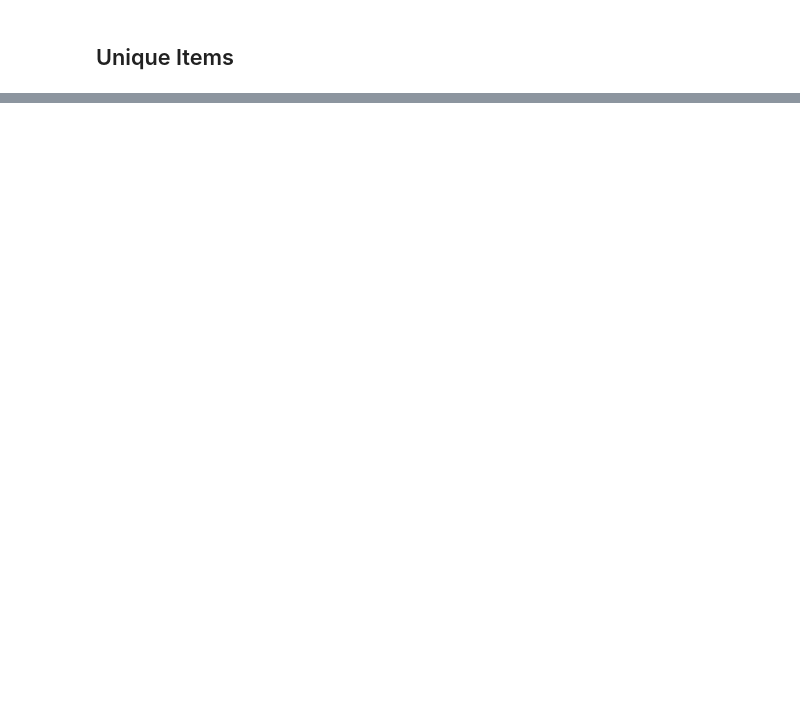
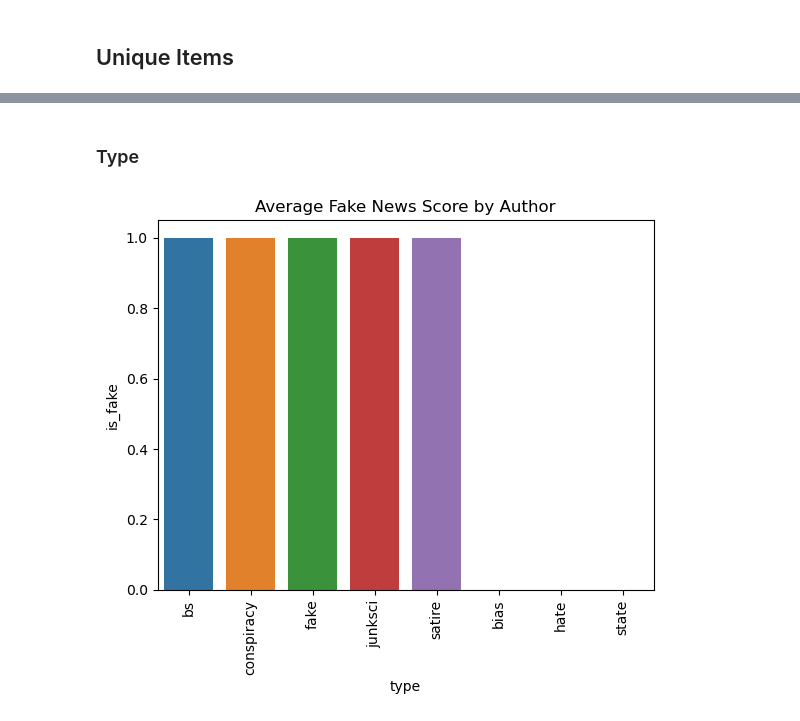
Before and after one commit to ADPriceless/TDA_Assignment_FakeNews, a Jupyter notebook: exploration.ipynb, the cells around one changed output, grey strips where cells are left out. Cells and saved outputs as stored; diff of their text form; code cells hidden in the pictures; blank space fills up the shorter version.

```diff
--- a/exploration.ipynb
+++ b/exploration.ipynb
@@ -116,0 +305,9 @@ Check the without_stopwords columns match their root
+# %% [markdown]
+### Type
+# %%
+plot_average_fake_score(
+    df_news,
+    'type'
+)
+# %% [output]
+[figure, added]
```
Also changed, not shown: parts of 43 cells of this notebook.
